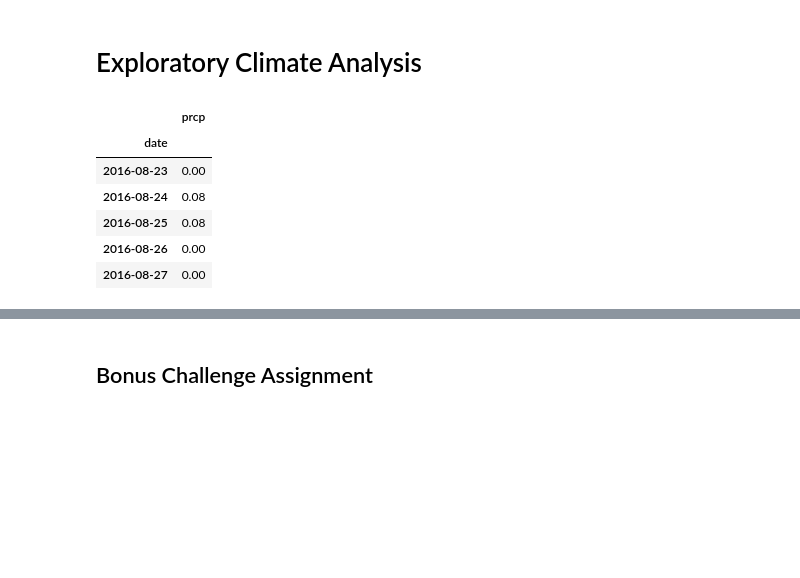
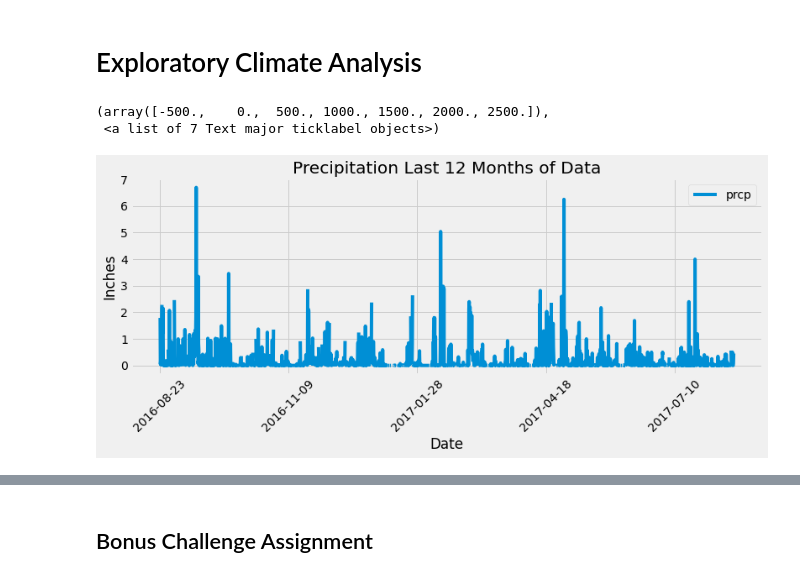
Before and after one commit to Travis-Molnoskey/sqlalchemy-challenge, a Jupyter notebook: climate_starter.ipynb, the cells around one changed output, grey strips where cells are left out. Cells and saved outputs as stored; diff of their text form; code cells hidden in the pictures; blank space fills up the shorter version.

```diff
--- a/climate_starter.ipynb
+++ b/climate_starter.ipynb
@@ -64,30 +64,31 @@ inspector.get_columns('station')
 # %%
 # Design a query to retrieve the last 12 months of precipitation data and plot the results
 results = session.query(Measurement).order_by(Measurement.date.desc()).first()
 last_date = results.date
 
 # Calculate the date 1 year ago from the last data point in the database
 first_date = dt.date.fromisoformat(last_date)-pd.DateOffset(years=1)
 first_date = first_date.strftime('%Y-%m-%d')
 
 # Perform a query to retrieve the data and precipitation scores
 prcp = session.query(Measurement.date, Measurement.prcp).filter(Measurement.date>=first_date).all()
 
 # Save the query results as a Pandas DataFrame and set the index to the date column
 precip_df = pd.DataFrame(prcp)
 precip_df.set_index('date',inplace=True)
-
+precip_df.sort_values(by='date',inplace=True)
 # Sort the dataframe by date
 
 
 # Use Pandas Plotting with Matplotlib to plot the data
+precip_df.plot(figsize=(12,4))
+plt.ylabel('Inches')
+plt.xlabel('Date')
+plt.title('Precipitation Last 12 Months of Data')
+plt.xticks(rotation=45)
 # %% [output]
-|  | prcp |
-| date |  |
-| 2016-08-23 | 0.00 |
-| 2016-08-24 | 0.08 |
-| 2016-08-25 | 0.08 |
-| 2016-08-26 | 0.00 |
-| 2016-08-27 | 0.00 |
+(array([-500.,    0.,  500., 1000., 1500., 2000., 2500.]),
+ <a list of 7 Text major ticklabel objects>)
+[figure, added]
 # %%
 # Use Pandas to calcualte the summary statistics for the precipitation data
```
Also changed, not shown: parts of 7 cells of this notebook.
